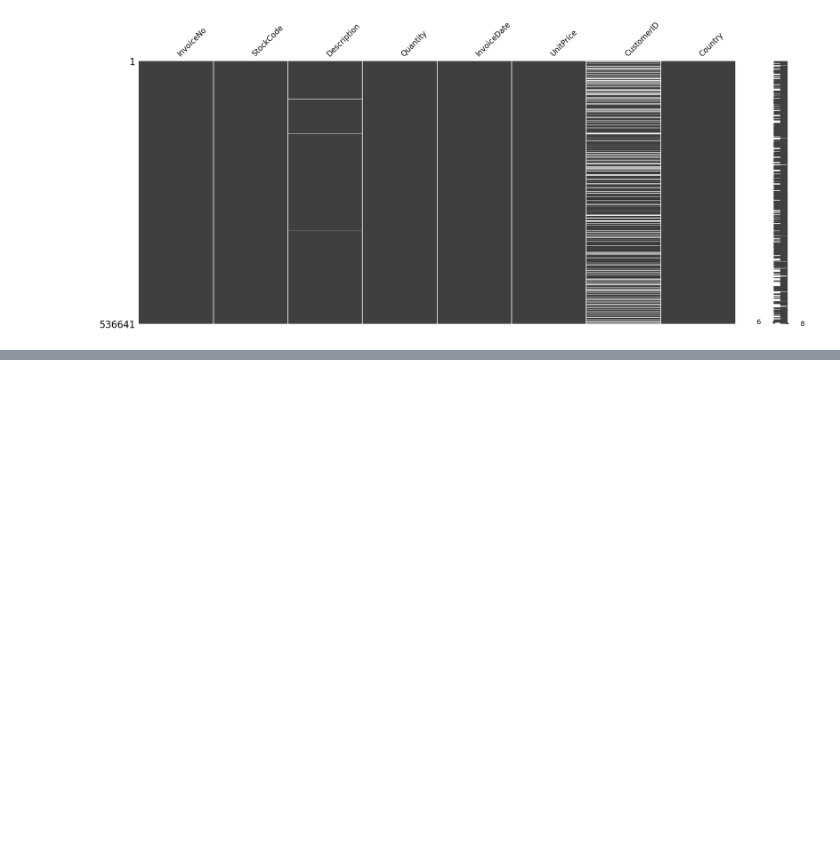
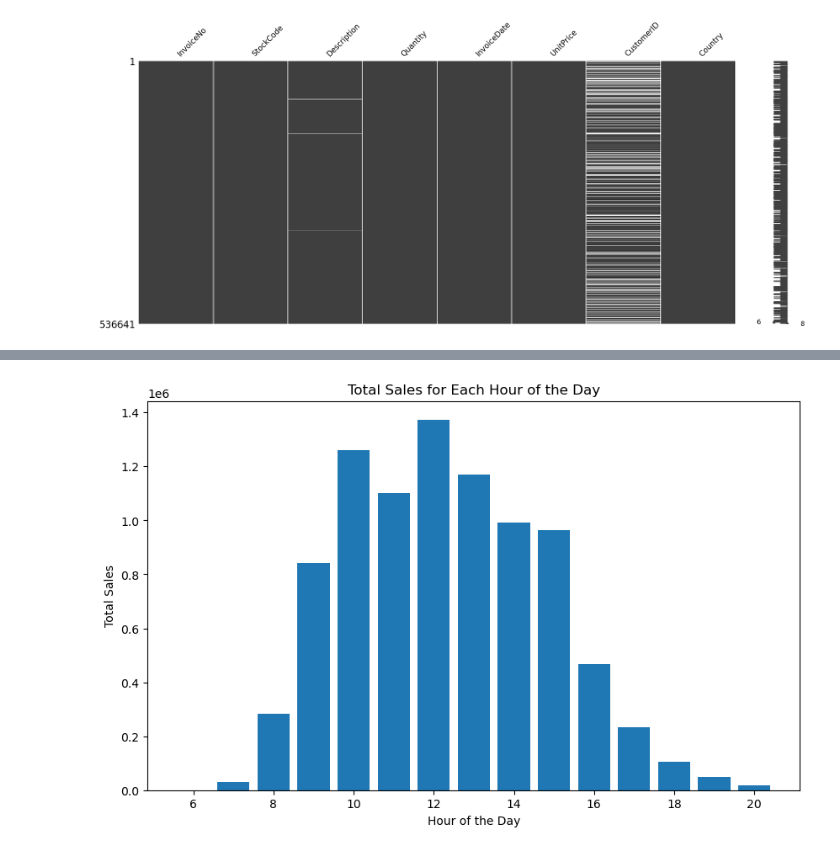
Before and after one commit to numanyusf/E-Commerce-Sales-Data-EDA, a Jupyter notebook: ecom.ipynb, the cells around one changed output, grey strips where cells are left out. Saved outputs shown, nothing was run; the diff lists cells and outputs as text; code cells hidden in the pictures; blank space fills up the shorter version.

Commit message:
Analysis of sales data

```diff
--- a/ecom.ipynb
+++ b/ecom.ipynb
@@ -102,0 +165,9 @@ msno.matrix(df)
+# %%
+# creating new columns from InvoiceDate column
+df['Hour'] = df['InvoiceDate'].dt.hour
+df['Day'] = df['InvoiceDate'].dt.day_name()
+df['Date'] = df['InvoiceDate'].dt.day
+df['Month'] = df['InvoiceDate'].dt.month_name()
+df['Year'] = df['InvoiceDate'].dt.year
+
+df.head()
@@ -102,0 +181,25 @@ msno.matrix(df)
+# %%
+# Calculate total sales for each hour of the day
+hourly_sales = df.groupby('Hour')['Sales'].sum().reset_index().sort_values(by='Hour')
+
+# Calculate total sales for each day of the month
+daily_sales = df.groupby(['Month', 'Day', 'Date', 'Year'])['Sales'].sum().reset_index().sort_values(by=['Year', 'Day'])
+
+# Calculate monthly overall sales
+monthly_sales = df.groupby(['Month', 'Year'])['Sales'].sum().reset_index().sort_values(by=['Year', 'Month'])
+
+# Calculate yearly sales
+yearly_sales = df.groupby(['Year'])['Sales'].sum().reset_index().sort_values(by='Year')
+
+# Display the results
+print("Total Sales for Each Hour of the Day:")
+print(hourly_sales)
+
+print("\nTotal Sales for Each Day of the Month:")
+print(daily_sales)
+
+print("\nMonthly Overall Sales:")
+print(monthly_sales)
+
+print("\nYearly Sales:")
+print(yearly_sales)
@@ -102,0 +224,10 @@ msno.matrix(df)
+# %%
+# Plotting
+plt.figure(figsize=(10, 6))
+plt.bar(hourly_sales['Hour'], hourly_sales['Sales'])
+plt.xlabel('Hour of the Day')
+plt.ylabel('Total Sales')
+plt.title('Total Sales for Each Hour of the Day')
+plt.show()
+# %% [output]
+[figure, added]
```
Also changed, not shown: parts of 16 cells of this notebook.
